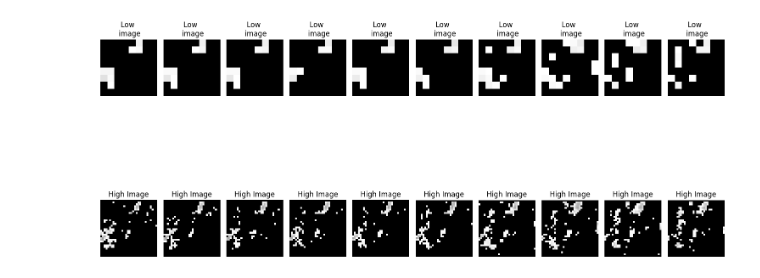
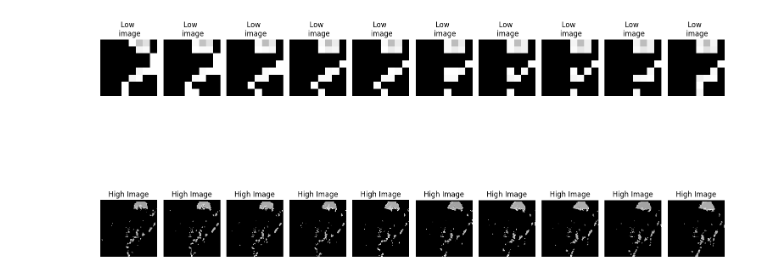
Before and after one commit to jakkaj/nanoGPT, a Jupyter notebook: bom/encoders/encode_sample_3.ipynb, the cells around one changed output. Saved outputs shown, nothing was run; the diff lists cells and outputs as text; code cells hidden in the pictures.

```diff
--- a/bom/encoders/encode_sample_3.ipynb
+++ b/bom/encoders/encode_sample_3.ipynb
@@ -7,14 +7,17 @@ import torch
 import pickle
 plt.rcParams['figure.figsize'] = 15, 10
 
+
+resize_depth = 128
+
 # Initializing the transform for the dataset
 transform = torchvision.transforms.Compose([
 	torchvision.transforms.ToTensor(),
-
+	torchvision.transforms.Normalize((0.5), (0.5))
 ])
 
 
-with open("../../data/scratch/img_pairs.pkl", "rb") as f:
+with open(f"../../data/scratch/img_pairs_{resize_depth}.pkl", "rb") as f:
 	train_dataset = pickle.load(f)
 
 transformed_train_dataset = [(transform(image), transform(label)) for image, label in train_dataset]
@@ -29,33 +32,33 @@ val_data = transformed_train_dataset[int(n*0.9):]
 
 
 counter = 1
 
 
-iplus = 600
+iplus = 200
 
 for idx in range(10):
 	idx = idx + iplus
 	val = transformed_train_dataset[idx][0]
 	plt.subplot(2, 10, counter)
 	plt.title("Low \n image")
 	plt.imshow(val.reshape(8, 8), cmap='gray')
 	plt.axis('off')
 
 	# Incrementing subplot counter
 	counter += 1
 
 for idx in range(10):
     idx = idx + iplus
     val = transformed_train_dataset[idx][1]
     plt.subplot(2, 10, counter)
-    plt.imshow(val.reshape(32, 32), cmap='gray')
+    plt.imshow(val.reshape(resize_depth, resize_depth), cmap='gray')
     plt.title("High Image")
     plt.axis('off')
 
 	# Incrementing subplot counter
     counter += 1
 
 plt.tight_layout()
 plt.show()
 # %% [output]
-[figure, old version]
+[figure, new version]
```
Also changed, not shown: parts of 8 cells of this notebook, 4 other files.
